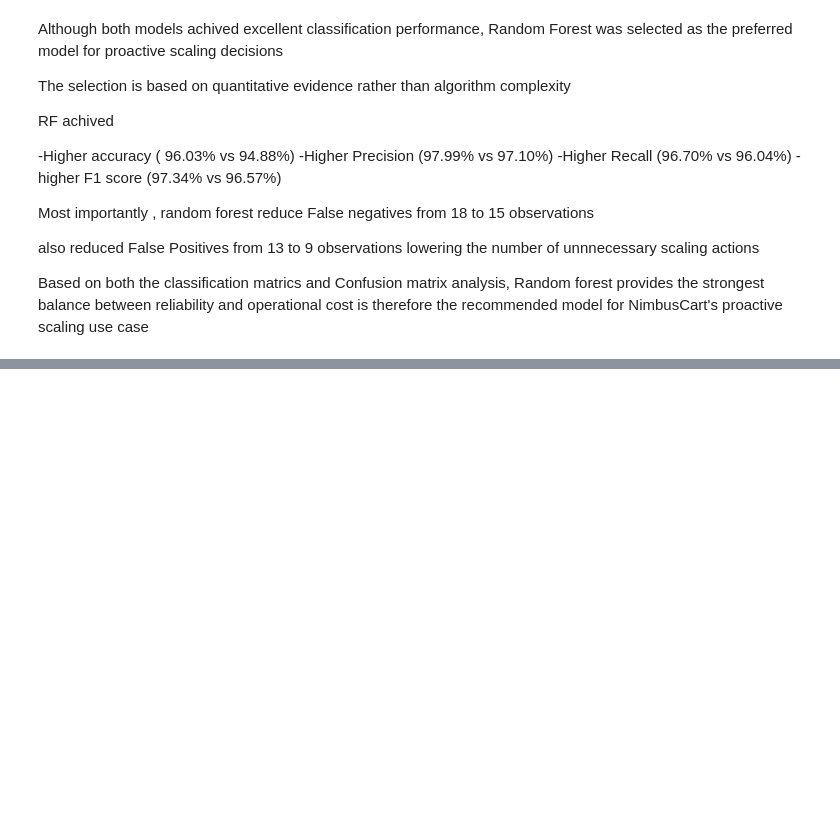
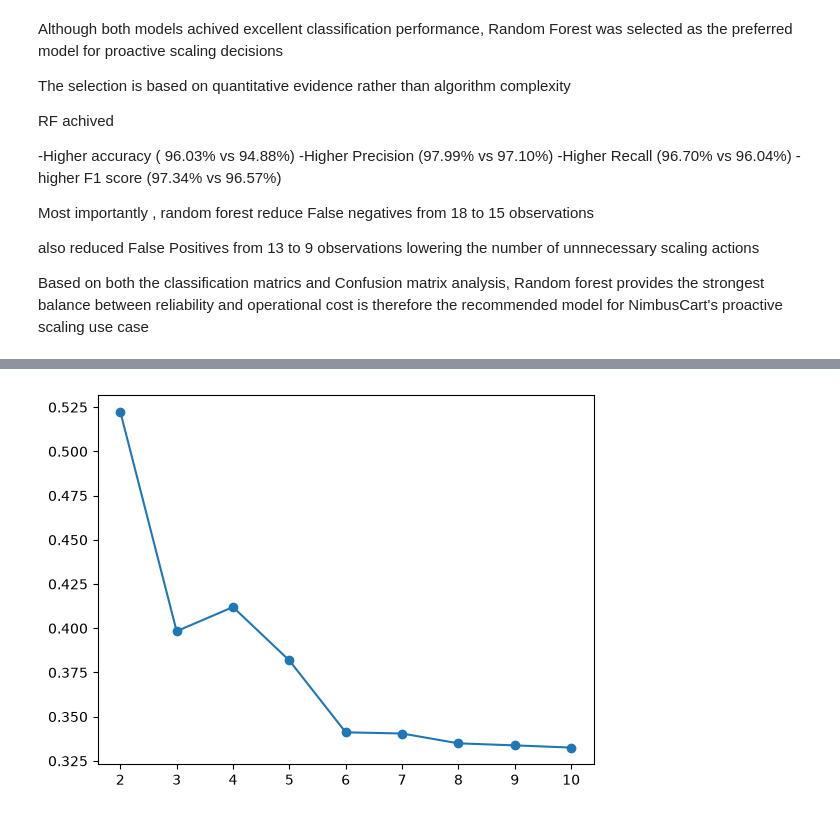
Before and after one commit to NiharikaKrishna-DS/ecommerce-infrastructure-scaling, a Jupyter notebook: ecommerce_infrastructure_scaling_analysis.ipynb, the cells around one changed output, grey strips where cells are left out. Saved outputs shown, nothing was run; the diff lists cells and outputs as text; code cells hidden in the pictures; blank space fills up the shorter version.

```diff
--- a/ecommerce_infrastructure_scaling_analysis.ipynb
+++ b/ecommerce_infrastructure_scaling_analysis.ipynb
@@ -1018,0 +1073,31 @@ Based on both the classification matrics and Confusion matrix analysis, Random f
+# %%
+from sklearn.metrics import silhouette_score
+
+scores = []
+
+for k in range(2,11):
+
+    labels = KMeans(
+        random_state=42,
+        n_init= 10,
+        n_clusters = k
+
+    ).fit_predict(x_cluster)
+
+
+    scores.append(
+        silhouette_score(
+            x_cluster,
+            labels
+        )
+    )
+# %%
+plt.plot(
+    range(2,11),
+    scores,
+    marker = 'o'
+         )
+plt.show
+plt.savefig(r"D:\Projects\ecommerce-infrastructure-scaling\outputs\tasks6\silhouette_curve.png")
+# %% [output]
+[figure, added]
```
Also changed, not shown: parts of 45 cells of this notebook, 7 other files.
